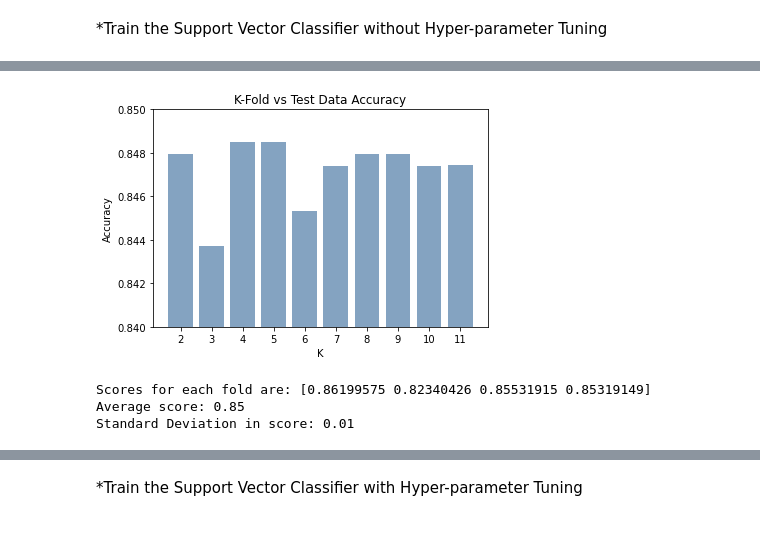
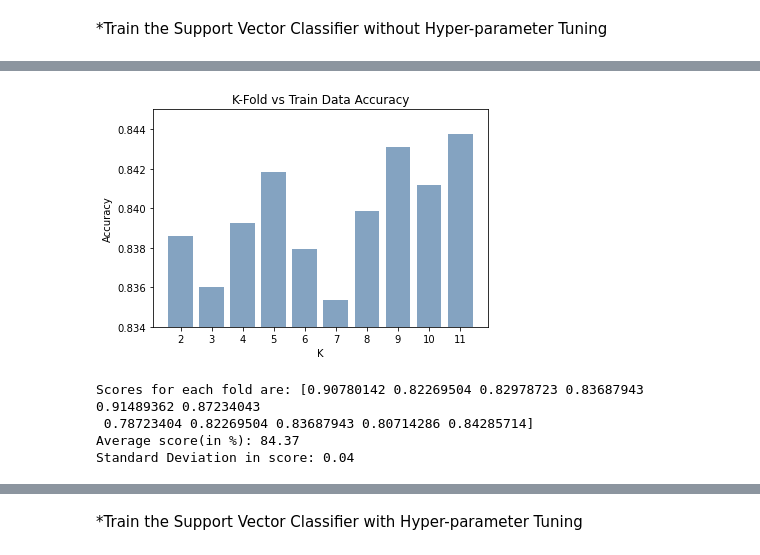
Before and after one commit to blueriver212/Crime_Prediction_ML, a Jupyter notebook: IB_FINAL.ipynb, the cells around one changed output, grey strips where cells are left out. Drawn from its saved outputs; the diff is of its cells as text; code cells hidden in the pictures.

```diff
--- a/IB_FINAL.ipynb
+++ b/IB_FINAL.ipynb
@@ -27,11 +25,3 @@ from sklearn.metrics import confusion_matrix
 import seaborn as sns
 from sklearn.model_selection import KFold, StratifiedKFold, cross_val_score
 from sklearn.neighbors import KNeighborsClassifier
-# %%
-# Split data and reset x & y to training data for k-fold
-x = x_train
-y = y_train
-x_train, x_test, y_train, y_test = train_test_split(x, y, test_size=0.15, random_state=42)
-
-# Set classes based on classification complexity decided in pre-processing
-classes = {'LowCrime': 0, 'HighCrime': 1}
@@ -62,18 +49,0 @@ Accuracy score for default Support Vector Classifier: 0.8480565371024735
-# %%
-def plot_confusionmatrix(train_pred, train, dom):
-    print(f'{dom} Confusion matrix')
-    cf = confusion_matrix(train_pred,train)
-    sns.heatmap(cf,annot=True,yticklabels=classes
-               ,xticklabels=classes,cmap='Blues', fmt='g')
-    plt.tight_layout()
-    plt.show()
-
-model = default_SVC_model
-model.fit(x_train,y_train)
-y_train_pred = model.predict(x_train)
-y_test_pred = model.predict(x_test)
-
-print(f'Train score {accuracy_score(y_train_pred,y_train)}')
-print(f'Test score {accuracy_score(y_test_pred,y_test)}')
-plot_confusionmatrix(y_train_pred,y_train,dom='Train')
-plot_confusionmatrix(y_test_pred,y_test,dom='Test')
@@ -87,29 +50,35 @@ Test Confusion matrix
 # %%
-# Perform k-fold split in training and testing data
+# train default Support Vector Classifier
+default_SVC_model = SVC()
+default_SVC_model.fit(x_train, y_train)
+
+# Perform k-fold validation on training data
 kfold_scores = {}
 for i in range(2,12):
     kf =KFold(n_splits=i, shuffle=True, random_state=42)
-    score = cross_val_score(default_SVC_model, x, y, cv= kf, scoring="accuracy")
+    score = cross_val_score(default_SVC_model, x_train, y_train, cv= kf, scoring="accuracy")
     res = {str(i): score.mean()}
     kfold_scores.update(res)
 
 for key in kfold_scores:
-    plt.bar([key], kfold_scores[key], label=key,color = (0.2,0.4,0.6,0.6))
+    plt.bar([key], kfold_scores[key], label=key, color=(0.2, 0.4, 0.6, 0.6))
 
-plt.title('K-Fold vs Test Data Accuracy')
+plt.title('K-Fold vs Train Data Accuracy')
 plt.xlabel('K')
 plt.ylabel('Accuracy')
-plt.ylim(0.84, 0.85)
+plt.ylim(0.834, 0.845)
 plt.show()
 # %% [output]
-[figure, old version]
+[figure, new version]
 # %%
-kf =KFold(n_splits=4, shuffle=True, random_state=42)
-score = cross_val_score(default_SVC_model, x, y, cv= kf, scoring="accuracy")
+# Check k-fold split
+kf =KFold(n_splits=11, shuffle=True, random_state=42)
+score = cross_val_score(default_SVC_model, x_train, y_train, cv= kf, scoring="accuracy")
 print(f'Scores for each fold are: {score}')
-print(f'Average score: {"{:.2f}".format(score.mean())}')
+print(f'Average score(in %): {"{:.2f}".format(score.mean()*100)}')
 print(f'Standard Deviation in score: {"{:.2f}".format(score.std())}')
 # %% [output]
-Scores for each fold are: [0.86199575 0.82340426 0.85531915 0.85319149]
-Average score: 0.85
-Standard Deviation in score: 0.01
+Scores for each fold are: [0.90780142 0.82269504 0.82978723 0.83687943 0.91489362 0.87234043
+ 0.78723404 0.82269504 0.83687943 0.80714286 0.84285714]
+Average score(in %): 84.37
+Standard Deviation in score: 0.04
```
Also changed, not shown: parts of 12 cells of this notebook.
